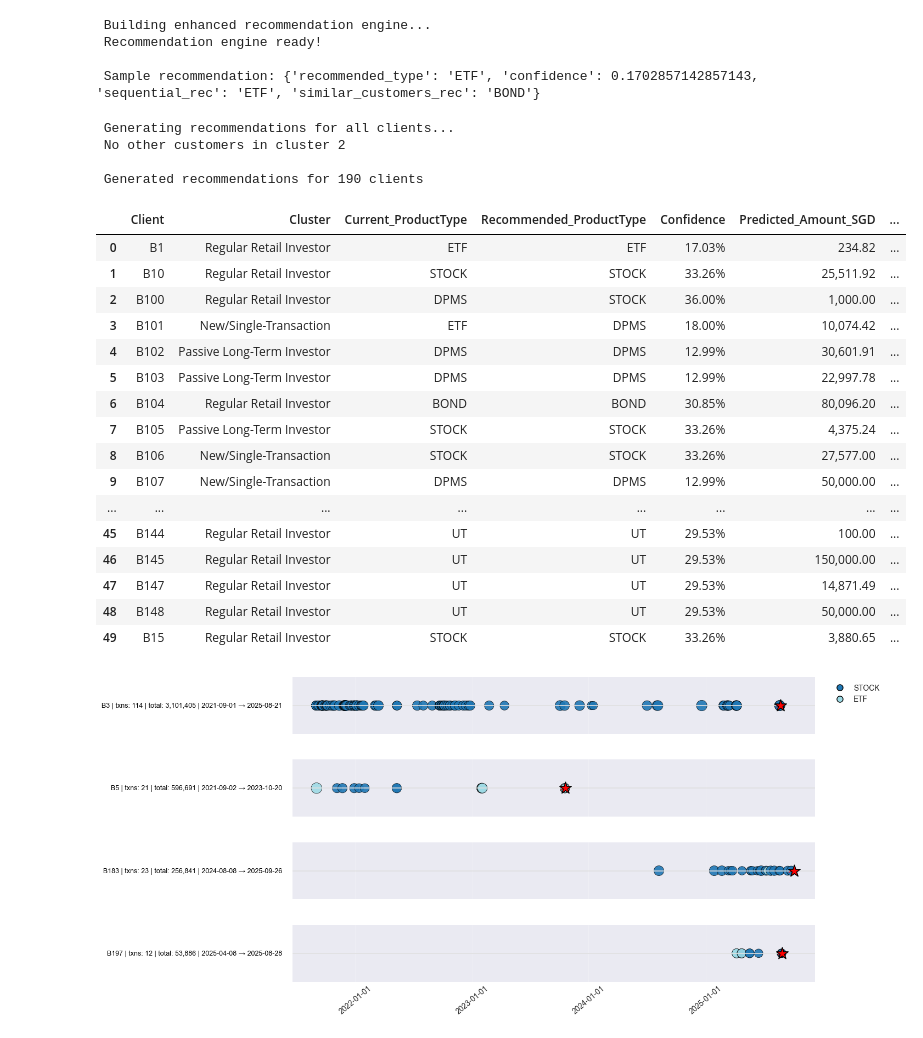
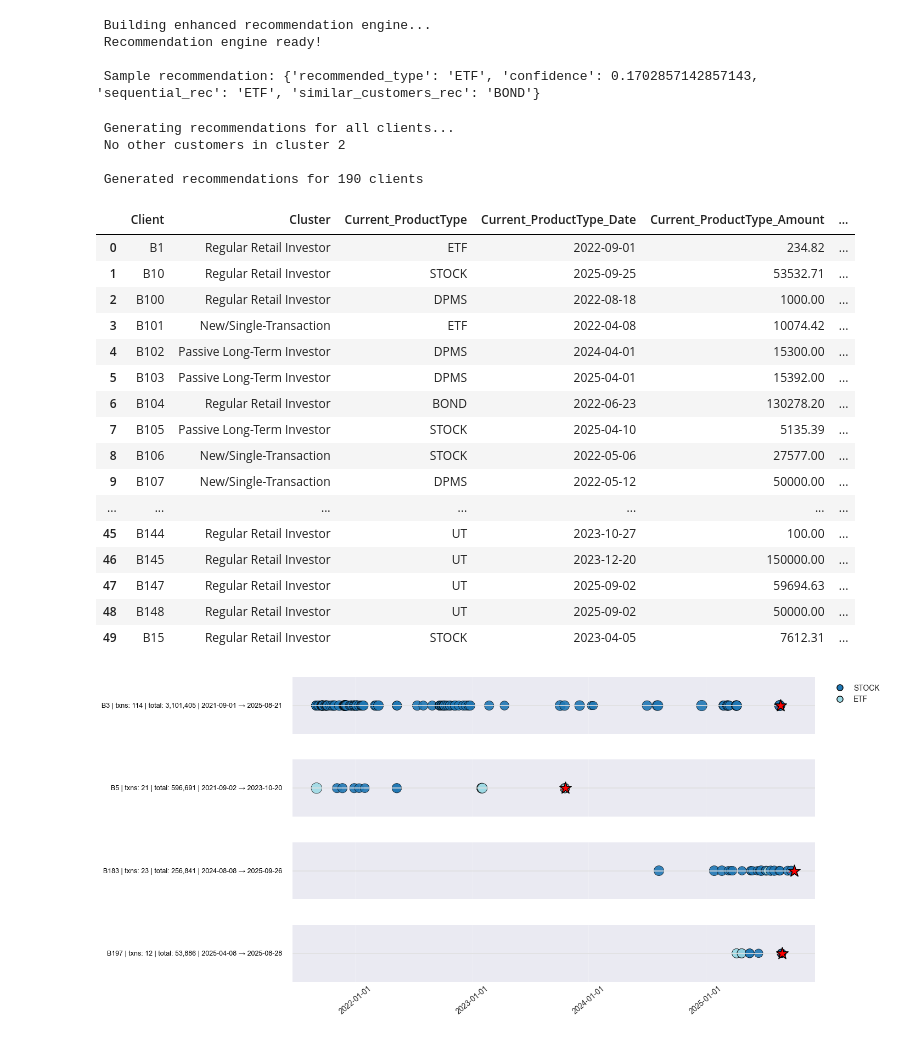
Before and after one commit to RudraSomaiya/FinPulse, a Jupyter notebook: integrated-timeline.ipynb, the cells around one changed output. Cells and saved outputs as stored; diff of their text form; code cells hidden in the pictures.

Commit message:
### Changes: - Added minimum range for price recommendation to be 0
### Added:
- Current_producttype date
- current_producttype amount

### removed:
- amount baseline

```diff
--- a/integrated-timeline.ipynb
+++ b/integrated-timeline.ipynb
@@ -1059,79 +1060,84 @@ for client in client_features['Client'].unique():
 
     if rec:
         client_info = client_features[client_features['Client'] == client].iloc[0]
-        last_product_type = df[df['Client'] == client].sort_values('Date').iloc[-1]['ProductType']
+        last_txn = df[df['Client'] == client].sort_values('Date').iloc[-1]
+        last_product_type = last_txn['ProductType']
+        last_product_date = pd.to_datetime(last_txn['Date']).date()
+        last_product_amount = float(last_txn['Amount'])
 
         # Predict amount using hierarchical quantile outputs (fallback to baseline if unavailable)
         p10 = p50 = p90 = None
-        baseline_amt = None
         if 'price_recos_df' in globals():
             recos_row = price_recos_df[price_recos_df['Client'] == client]
             if not recos_row.empty:
                 p10 = float(recos_row.iloc[0]['Recommended_Amount_P10'])
                 p50 = float(recos_row.iloc[0]['Recommended_Amount_P50'])
                 p90 = float(recos_row.iloc[0]['Recommended_Amount_P90'])
-                baseline_amt = float(recos_row.iloc[0].get('Baseline_Amount', np.nan))
 
         # Lightweight baseline fallback if quantiles are missing
         if p50 is None:
             client_hist = df[df['Client'] == client]
-            # try product-type median, else client median
             pt_hist = client_hist[client_hist['ProductType'] == last_product_type]
             if len(pt_hist) > 0:
                 p50 = float(pt_hist['Amount'].median())
             else:
                 p50 = float(client_hist['Amount'].median())
-            p10 = p10 if p10 is not None else max(0.0, 0.5 * p50)
+            p10 = p10 if p10 is not None else 0.5 * p50
             p90 = p90 if p90 is not None else 1.5 * p50
-            baseline_amt = baseline_amt if baseline_amt is not None else p50
+
+        # Clamp negatives to zero
+        p10 = max(0.0, p10)
+        p50 = max(0.0, p50)
+        p90 = max(0.0, p90)
 
         # Get timing
         timing_info = timing_predictions[timing_predictions['Client'] == client]
         predicted_date = timing_info.iloc[0]['Predicted_Next_Purchase_Date'] if not timing_info.empty else pd.Timestamp.now() + timedelta(days=30)
 
         all_recommendations.append({
             'Client': client,
             'Cluster': client_info['Cluster_Name'],
             'Current_ProductType': last_product_type,
+            'Current_ProductType_Date': last_product_date,
+            'Current_ProductType_Amount': last_product_amount,
             'Recommended_ProductType': rec['recommended_type'],
             'Confidence': f"{rec['confidence']:.2%}",
             # Keep legacy column for compatibility, use P50 as central estimate
             'Predicted_Amount_SGD': f"{p50:,.2f}",
             # New quantile outputs
             'Recommended_Amount_P10': p10,
             'Recommended_Amount_P50': p50,
             'Recommended_Amount_P90': p90,
-            'Amount_Baseline': baseline_amt,
             'Predicted_Purchase_Date': predicted_date.date(),
             'Avg_Historical_Amount': f"{client_info['Avg_Amount']:,.2f}",
             'Total_Transactions': int(client_info['Num_Transactions'])
         })
 
 recommendations_df = pd.DataFrame(all_recommendations)
 print(f"\n Generated recommendations for {len(recommendations_df)} clients")
 recommendations_df.head(50)
 # %% [output]
  Generating recommendations for all clients...
  No other customers in cluster 2
 
  Generated recommendations for 190 clients
-|  | Client | Cluster | Current_ProductType | Recommended_ProductType | Confidence | Predicted_Amount_SGD | ... |
-| 0 | B1 | Regular Retail Investor | ETF | ETF | 17.03% | 234.82 | ... |
-| 1 | B10 | Regular Retail Investor | STOCK | STOCK | 33.26% | 25,511.92 | ... |
-| 2 | B100 | Regular Retail Investor | DPMS | STOCK | 36.00% | 1,000.00 | ... |
-| 3 | B101 | New/Single-Transaction | ETF | DPMS | 18.00% | 10,074.42 | ... |
-| 4 | B102 | Passive Long-Term Investor | DPMS | DPMS | 12.99% | 30,601.91 | ... |
-| 5 | B103 | Passive Long-Term Investor | DPMS | DPMS | 12.99% | 22,997.78 | ... |
-| 6 | B104 | Regular Retail Investor | BOND | BOND | 30.85% | 80,096.20 | ... |
-| 7 | B105 | Passive Long-Term Investor | STOCK | STOCK | 33.26% | 4,375.24 | ... |
-| 8 | B106 | New/Single-Transaction | STOCK | STOCK | 33.26% | 27,577.00 | ... |
-| 9 | B107 | New/Single-Transaction | DPMS | DPMS | 12.99% | 50,000.00 | ... |
-| ... | ... | ... | ... | ... | ... | ... | ... |
-| 45 | B144 | Regular Retail Investor | UT | UT | 29.53% | 100.00 | ... |
-| 46 | B145 | Regular Retail Investor | UT | UT | 29.53% | 150,000.00 | ... |
-| 47 | B147 | Regular Retail Investor | UT | UT | 29.53% | 14,871.49 | ... |
-| 48 | B148 | Regular Retail Investor | UT | UT | 29.53% | 50,000.00 | ... |
-| 49 | B15 | Regular Retail Investor | STOCK | STOCK | 33.26% | 3,880.65 | ... |
+|  | Client | Cluster | Current_ProductType | Current_ProductType_Date | Current_ProductType_Amount | ... |
+| 0 | B1 | Regular Retail Investor | ETF | 2022-09-01 | 234.82 | ... |
+| 1 | B10 | Regular Retail Investor | STOCK | 2025-09-25 | 53532.71 | ... |
+| 2 | B100 | Regular Retail Investor | DPMS | 2022-08-18 | 1000.00 | ... |
+| 3 | B101 | New/Single-Transaction | ETF | 2022-04-08 | 10074.42 | ... |
+| 4 | B102 | Passive Long-Term Investor | DPMS | 2024-04-01 | 15300.00 | ... |
+| 5 | B103 | Passive Long-Term Investor | DPMS | 2025-04-01 | 15392.00 | ... |
+| 6 | B104 | Regular Retail Investor | BOND | 2022-06-23 | 130278.20 | ... |
+| 7 | B105 | Passive Long-Term Investor | STOCK | 2025-04-10 | 5135.39 | ... |
+| 8 | B106 | New/Single-Transaction | STOCK | 2022-05-06 | 27577.00 | ... |
+| 9 | B107 | New/Single-Transaction | DPMS | 2022-05-12 | 50000.00 | ... |
+| ... | ... | ... | ... | ... | ... | ... |
+| 45 | B144 | Regular Retail Investor | UT | 2023-10-27 | 100.00 | ... |
+| 46 | B145 | Regular Retail Investor | UT | 2023-12-20 | 150000.00 | ... |
+| 47 | B147 | Regular Retail Investor | UT | 2025-09-02 | 59694.63 | ... |
+| 48 | B148 | Regular Retail Investor | UT | 2025-09-02 | 50000.00 | ... |
+| 49 | B15 | Regular Retail Investor | STOCK | 2023-04-05 | 7612.31 | ... |
 # %%
 def plot_timeline_with_similars(df,
                                 target_client,
```
Also changed, not shown: parts of 2 cells of this notebook.
